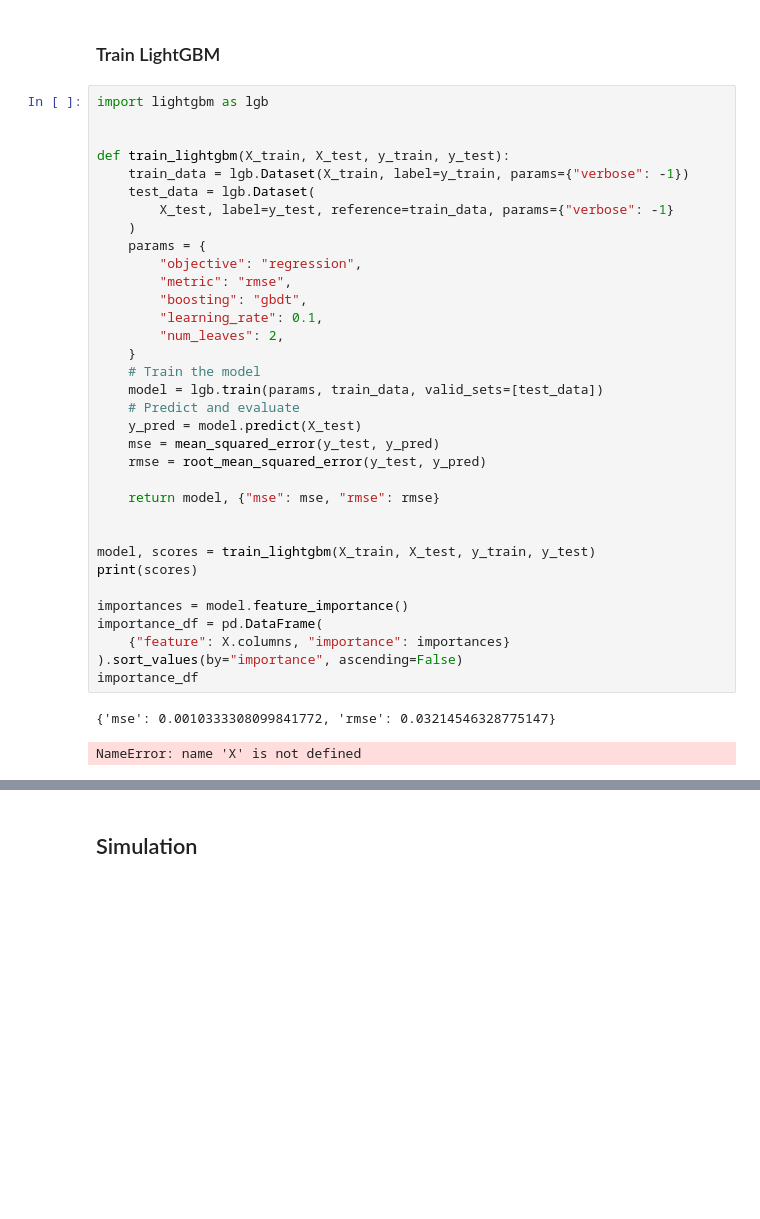
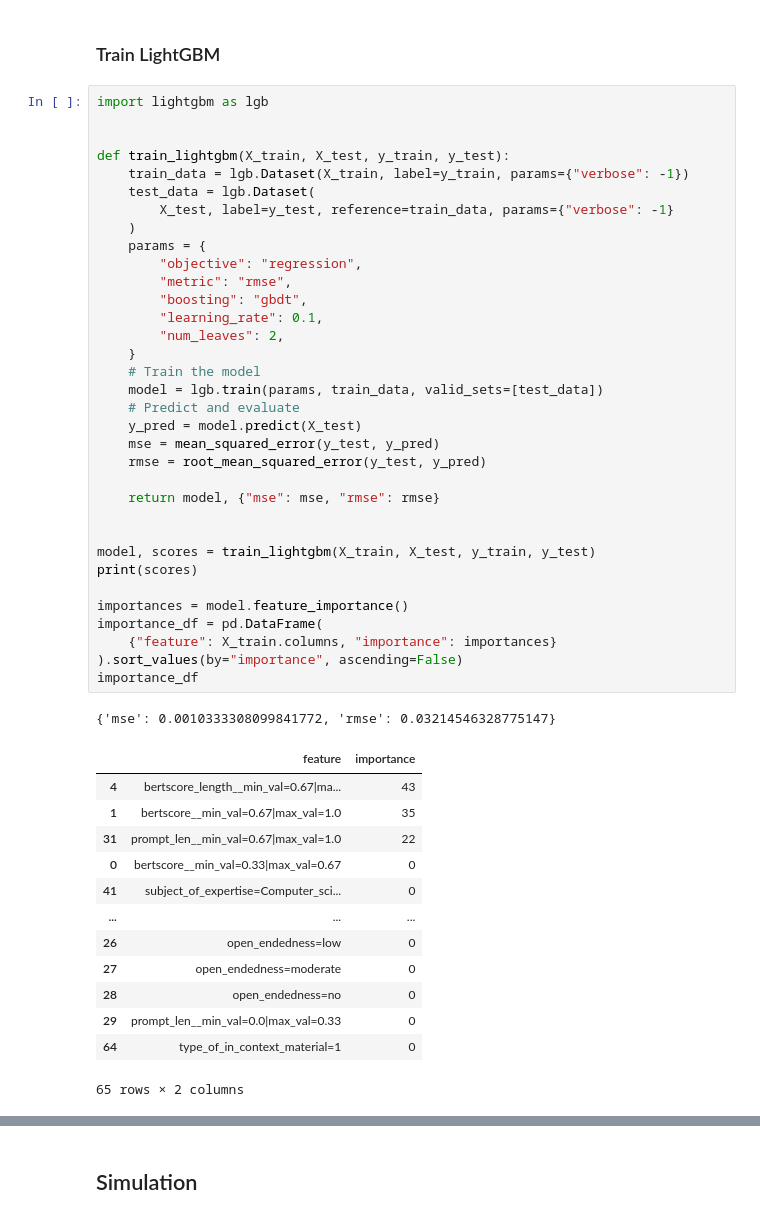
Before and after one commit to allenai/hybrid-preferences, a Jupyter notebook: notebooks/2024-08-30-classifier/2024-08-30-classifier.ipynb, the cells around one changed output, grey strips where cells are left out. Drawn from its saved outputs; the diff is of its cells as text; blank space fills up the shorter version.

```diff
--- a/notebooks/2024-08-30-classifier/2024-08-30-classifier.ipynb
+++ b/notebooks/2024-08-30-classifier/2024-08-30-classifier.ipynb
@@ -306,35 +306,47 @@ def train_lightgbm(X_train, X_test, y_train, y_test):
     train_data = lgb.Dataset(X_train, label=y_train, params={"verbose": -1})
     test_data = lgb.Dataset(
         X_test, label=y_test, reference=train_data, params={"verbose": -1}
     )
     params = {
         "objective": "regression",
         "metric": "rmse",
         "boosting": "gbdt",
         "learning_rate": 0.1,
         "num_leaves": 2,
     }
     # Train the model
     model = lgb.train(params, train_data, valid_sets=[test_data])
     # Predict and evaluate
     y_pred = model.predict(X_test)
     mse = mean_squared_error(y_test, y_pred)
     rmse = root_mean_squared_error(y_test, y_pred)
 
     return model, {"mse": mse, "rmse": rmse}
 
 
 model, scores = train_lightgbm(X_train, X_test, y_train, y_test)
 print(scores)
 
 importances = model.feature_importance()
 importance_df = pd.DataFrame(
-    {"feature": X.columns, "importance": importances}
+    {"feature": X_train.columns, "importance": importances}
 ).sort_values(by="importance", ascending=False)
 importance_df
 # %% [output]
 {'mse': 0.0010333308099841772, 'rmse': 0.03214546328775147}
+|  | feature | importance |
+| 4 | bertscore_length__min_val=0.67|ma... | 43 |
+| 1 | bertscore__min_val=0.67|max_val=1.0 | 35 |
+| 31 | prompt_len__min_val=0.67|max_val=1.0 | 22 |
+| 0 | bertscore__min_val=0.33|max_val=0.67 | 0 |
+| 41 | subject_of_expertise=Computer_sci... | 0 |
+| ... | ... | ... |
+| 26 | open_endedness=low | 0 |
+| 27 | open_endedness=moderate | 0 |
+| 28 | open_endedness=no | 0 |
+| 29 | prompt_len__min_val=0.0|max_val=0.33 | 0 |
+| 64 | type_of_in_context_material=1 | 0 |
-NameError: name 'X' is not defined
+65 rows × 2 columns
 # %%
 pct_of_train = [0.25, 0.50, 0.75, 1]
 for pct in pct_of_train:
```
Also changed, not shown: parts of 1 cell of this notebook.
